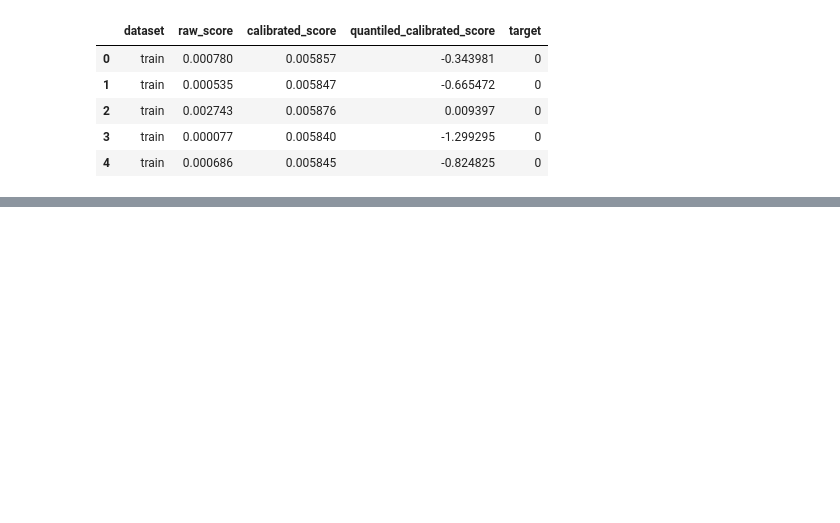
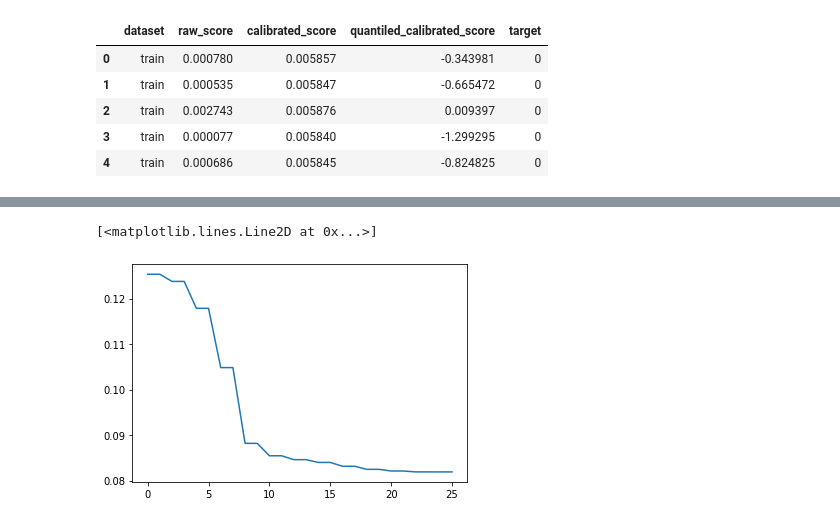
Before and after one commit to Nak007/land_readjustment, a Jupyter notebook: Calibration.ipynb, the cells around one changed output, grey strips where cells are left out. Saved outputs shown, nothing was run; the diff lists cells and outputs as text; code cells hidden in the pictures; blank space fills up the shorter version.

```diff
--- a/Calibration.ipynb
+++ b/Calibration.ipynb
@@ -849,0 +1368,5 @@ y_eval = X.loc[X["dataset"]=="train","target"].values
+# %%
+plt.plot(model.loss_[2:])
+# %% [output]
+[<matplotlib.lines.Line2D at 0x...>]
+[figure, added]
```
Also changed, not shown: parts of 20 cells of this notebook.
